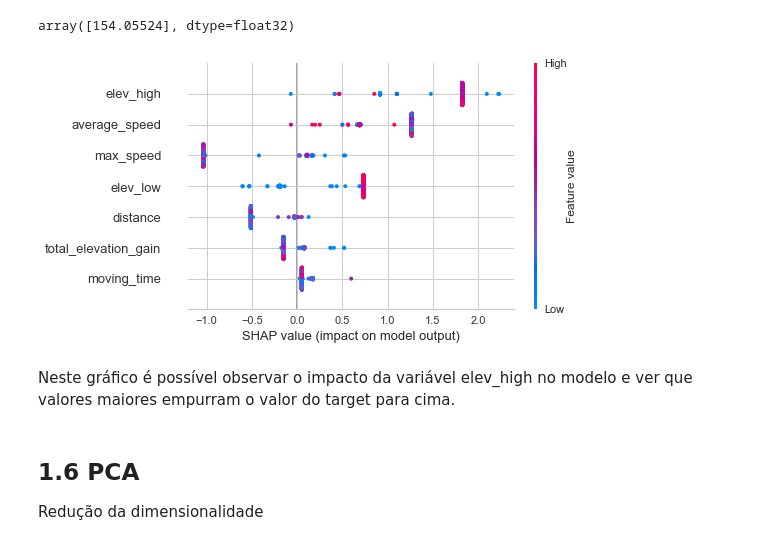
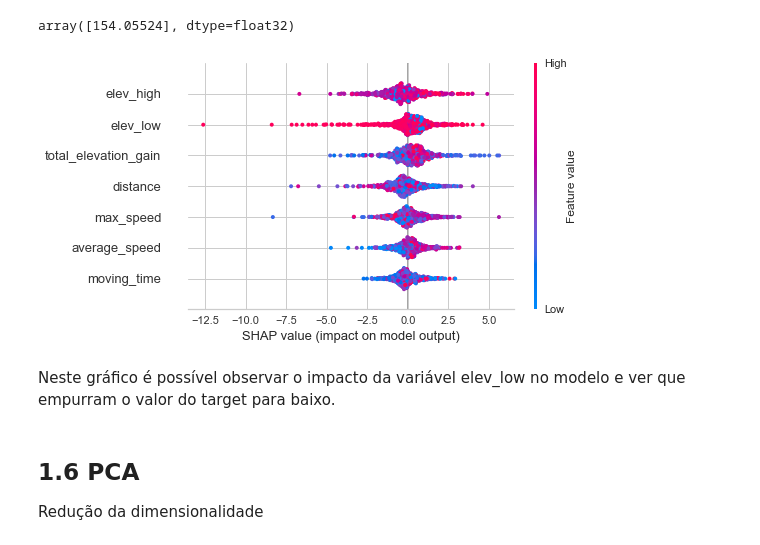
Before and after one commit to tal-rsg/3-MVP, a Jupyter notebook: mvp_machineLearning.ipynb, the cells around one changed output. Drawn from its saved outputs; the diff is of its cells as text; code cells hidden in the pictures.

```diff
--- a/mvp_machineLearning.ipynb
+++ b/mvp_machineLearning.ipynb
@@ -672,12 +670,14 @@ xgr.predict(lr_X[[sample_idx]])
 # %% [output]
 array([154.05524], dtype=float32)
 # %%
+exp = shap.TreeExplainer(xgr)
+vals = exp.shap_values(lr_sX)
 fig, ax = plt.subplots(figsize=(6,4))
 shap.summary_plot(vals, lr_X,feature_names=df_lrstravatrain.columns)
 # %% [output]
-[figure, old version]
+[figure, new version]
 # %% [markdown]
-Neste gráfico é possível observar o impacto da variável elev_high no modelo e ver que valores maiores empurram o valor do target para cima.
+Neste gráfico é possível observar o impacto da variável elev_low no modelo e ver que empurram o valor do target para baixo.
 # %% [markdown]
 ## 1.6 PCA
 Redução da dimensionalidade
```
Also changed, not shown: parts of 33 cells of this notebook.
